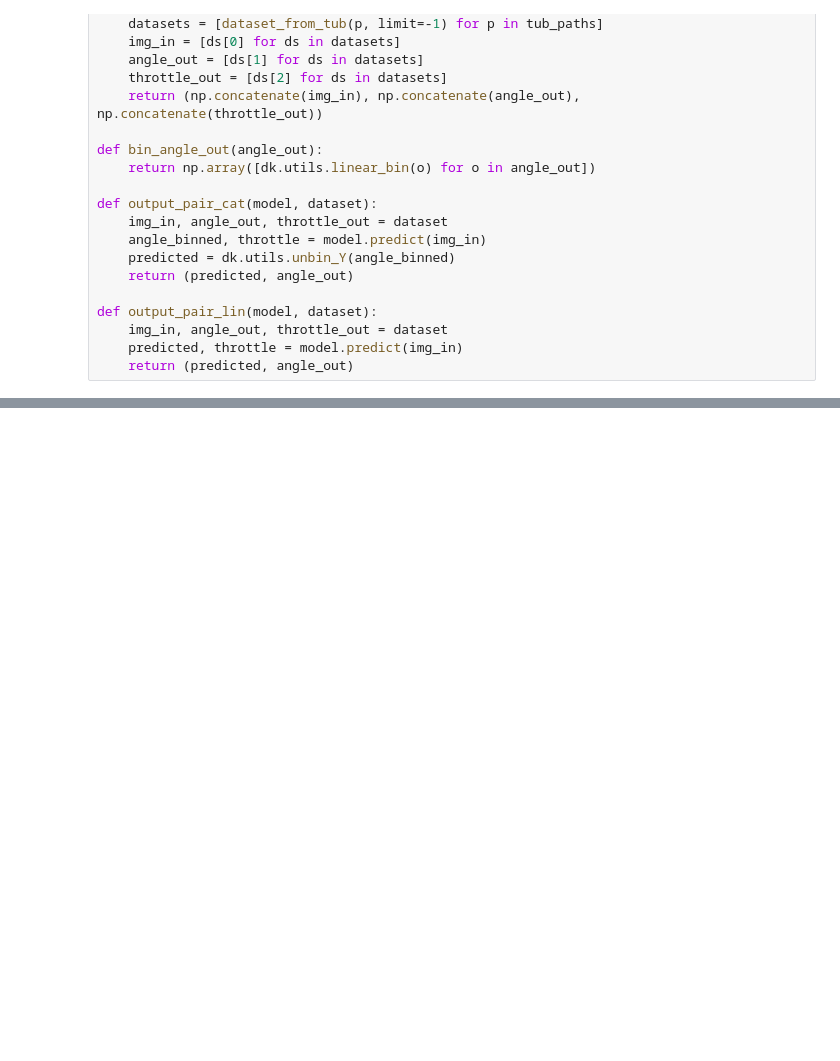
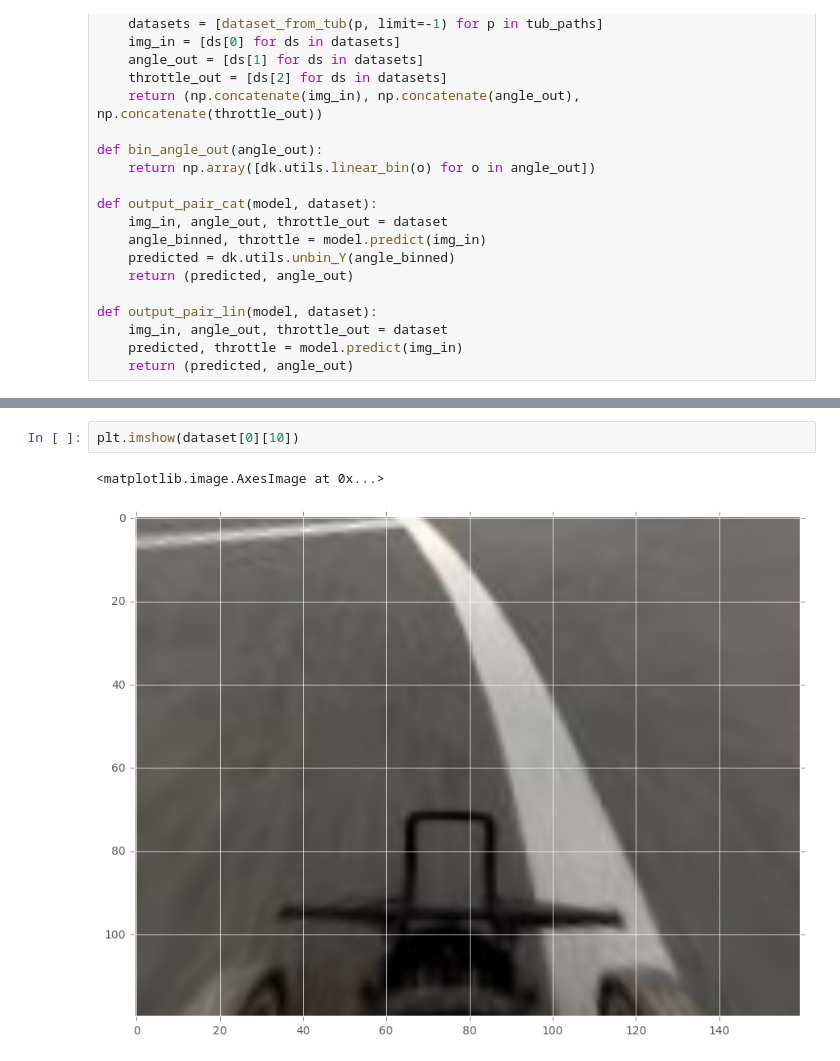
Before and after one commit to test-v1/notebooks-1, a Jupyter notebook: donkeycar/donkey2.ipynb, the cells around one changed output, grey strips where cells are left out. Saved outputs shown, nothing was run; the diff lists cells and outputs as text; blank space fills up the shorter version.

```diff
--- a/donkeycar/donkey2.ipynb
+++ b/donkeycar/donkey2.ipynb
@@ -90,0 +102,5 @@ np.absolute(df['actual'] - df['predicted_lin']).mean()
+# %%
+plt.imshow(dataset[0][10])
+# %% [output]
+<matplotlib.image.AxesImage at 0x...>
+[figure, added]
```
Also changed, not shown: parts of 4 cells of this notebook, 2 other files.
